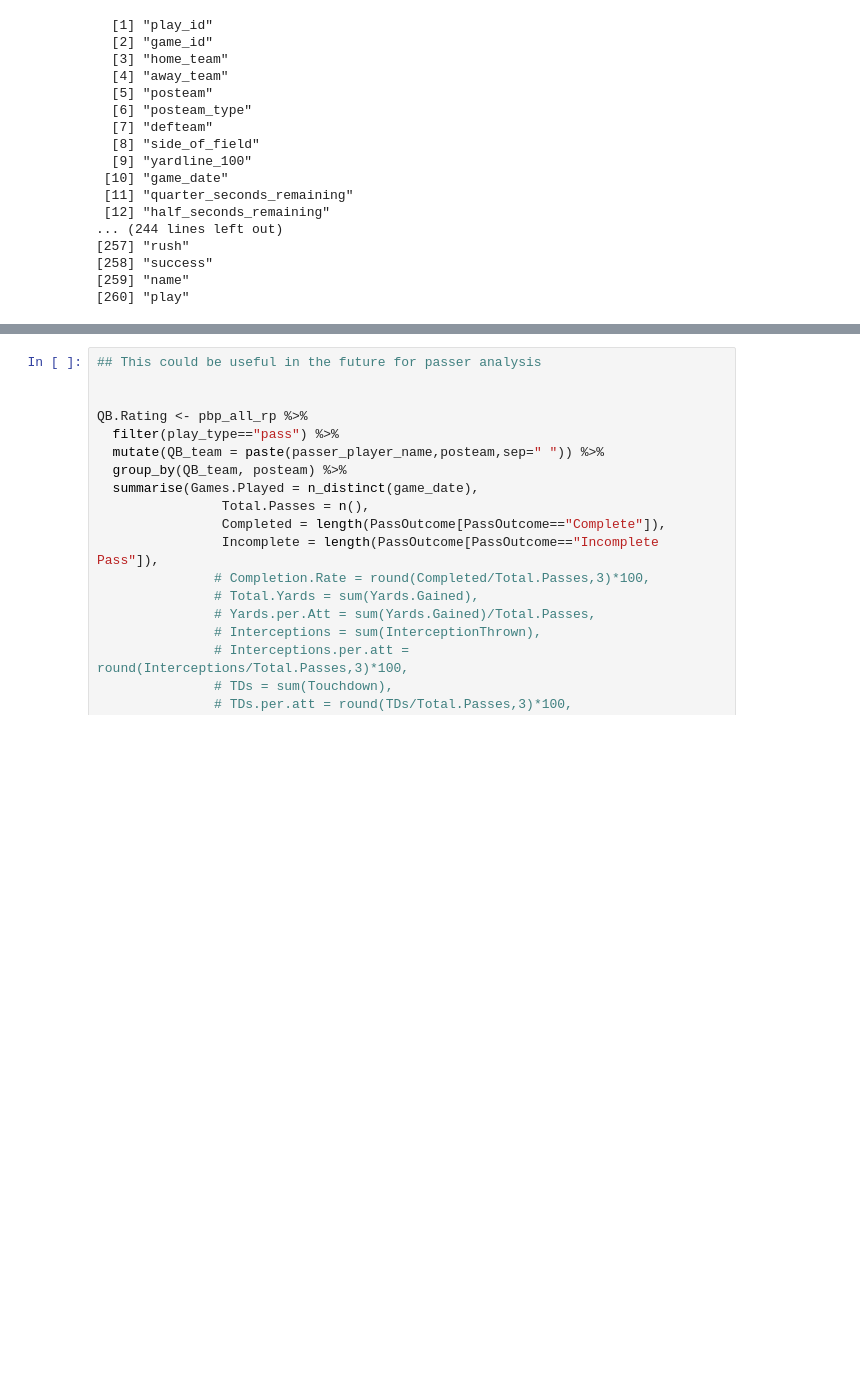
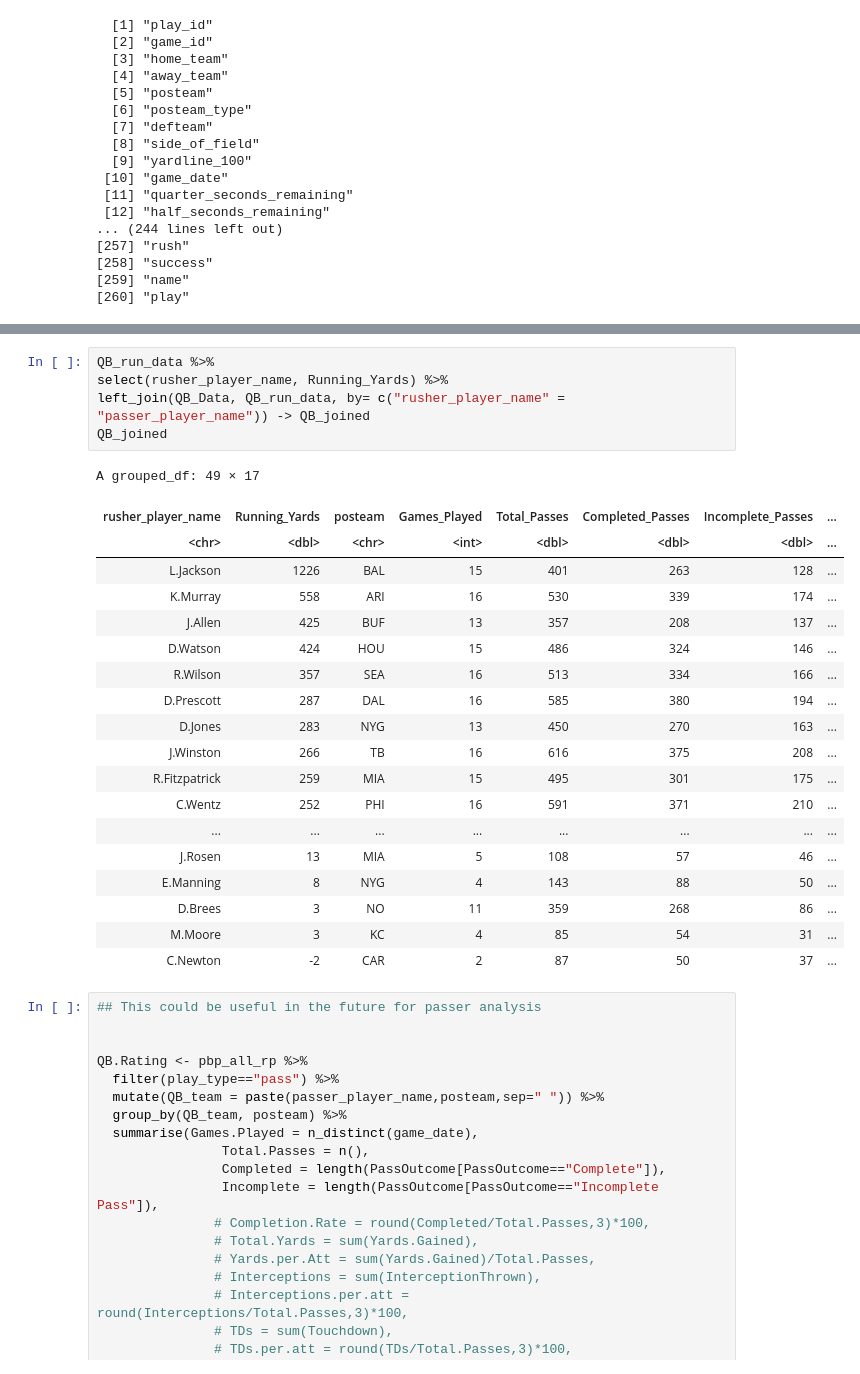
Before and after one commit to rennerm1/NFL-Data-Science-Project, a Jupyter notebook: playingaround.ipynb, the cells around one changed output, grey strips where cells are left out. Cells and saved outputs as stored; diff of their text form; blank space fills up the shorter version.

Commit message:
QB pass/run joined

```diff
--- a/playingaround.ipynb
+++ b/playingaround.ipynb
@@ -707,3 +728,28 @@ A tibble: 0 × 260
+# %%
+QB_run_data %>%
+select(rusher_player_name, Running_Yards) %>%
+left_join(QB_Data, QB_run_data, by= c("rusher_player_name" = "passer_player_name")) -> QB_joined
+QB_joined
+# %% [output]
+A grouped_df: 49 × 17
+| rusher_player_name | Running_Yards | posteam | Games_Played | Total_Passes | Completed_Passes | Incomplete_Passes | ... |
+| <chr> | <dbl> | <chr> | <int> | <dbl> | <dbl> | <dbl> | ... |
+| L.Jackson | 1226 | BAL | 15 | 401 | 263 | 128 | ... |
+| K.Murray | 558 | ARI | 16 | 530 | 339 | 174 | ... |
+| J.Allen | 425 | BUF | 13 | 357 | 208 | 137 | ... |
+| D.Watson | 424 | HOU | 15 | 486 | 324 | 146 | ... |
+| R.Wilson | 357 | SEA | 16 | 513 | 334 | 166 | ... |
+| D.Prescott | 287 | DAL | 16 | 585 | 380 | 194 | ... |
+| D.Jones | 283 | NYG | 13 | 450 | 270 | 163 | ... |
+| J.Winston | 266 | TB | 16 | 616 | 375 | 208 | ... |
+| R.Fitzpatrick | 259 | MIA | 15 | 495 | 301 | 175 | ... |
+| C.Wentz | 252 | PHI | 16 | 591 | 371 | 210 | ... |
+| ... | ... | ... | ... | ... | ... | ... | ... |
+| J.Rosen | 13 | MIA | 5 | 108 | 57 | 46 | ... |
+| E.Manning | 8 | NYG | 4 | 143 | 88 | 50 | ... |
+| D.Brees | 3 | NO | 11 | 359 | 268 | 86 | ... |
+| M.Moore | 3 | KC | 4 | 85 | 54 | 31 | ... |
+| C.Newton | -2 | CAR | 2 | 87 | 50 | 37 | ... |
 # %%
 ## This could be useful in the future for passer analysis
 
```
Also changed, not shown: parts of 5 cells of this notebook.
